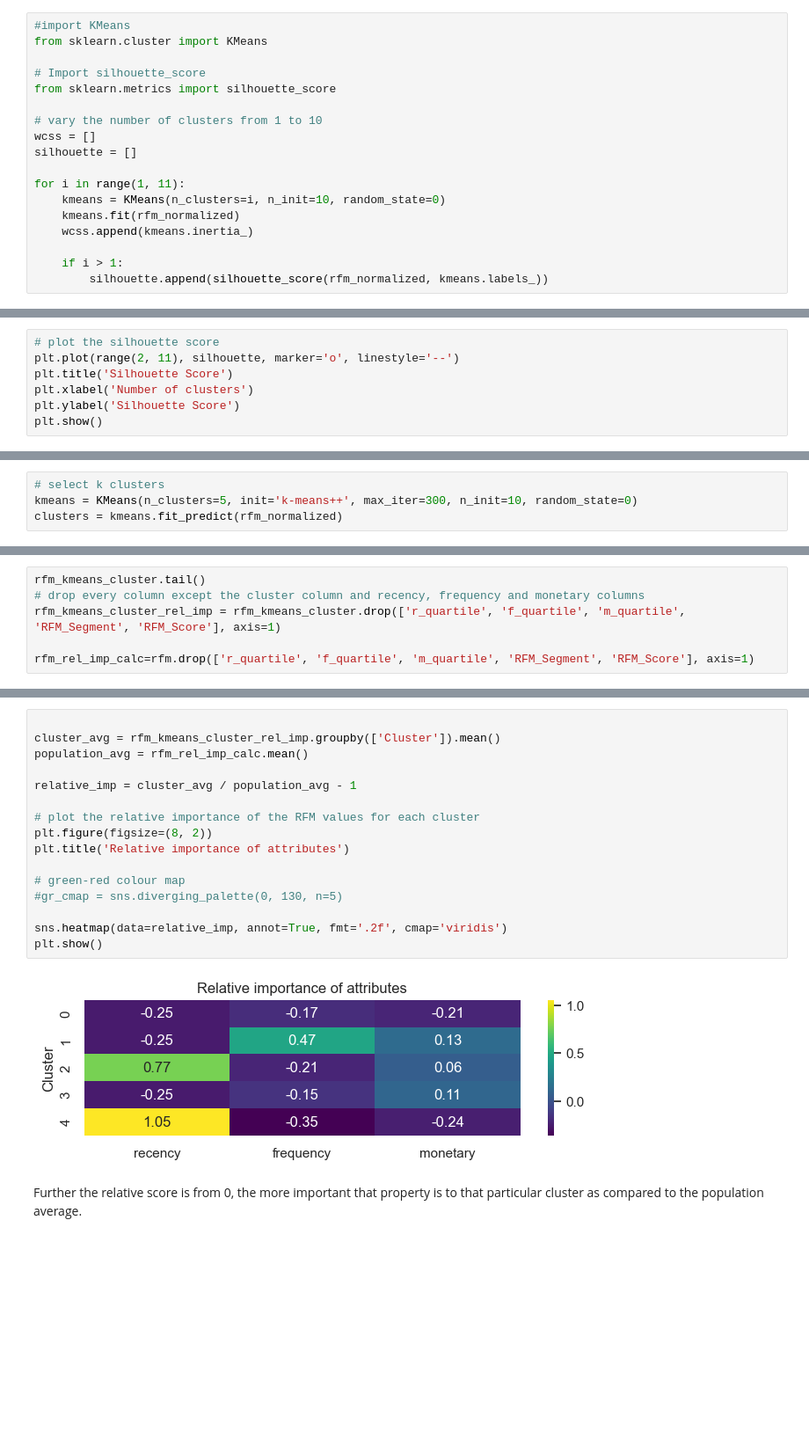
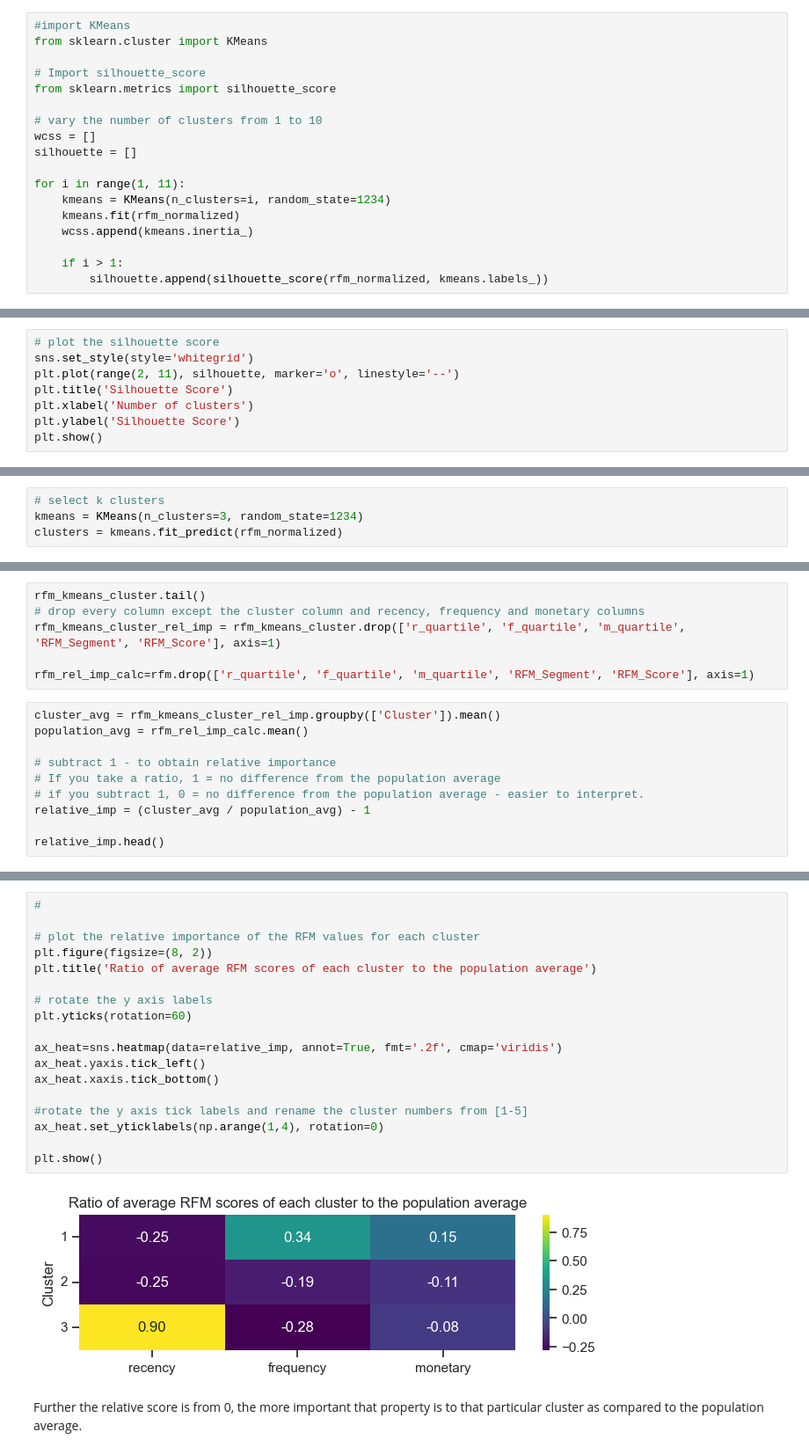
Before and after one commit to UoB-DSMP-2023-24/dsmp-2024-group-38, a Jupyter notebook: rfm_scores.ipynb, the cells around one changed output, grey strips where cells are left out. Shown at 88% size. Cells and saved outputs as stored; diff of their text form; blank space fills up the shorter version.

```diff
--- a/rfm_scores.ipynb
+++ b/rfm_scores.ipynb
@@ -338,7 +356,7 @@ wcss = []
 silhouette = []
 
 for i in range(1, 11):
-    kmeans = KMeans(n_clusters=i, n_init=10, random_state=0)
+    kmeans = KMeans(n_clusters=i, random_state=1234)
     kmeans.fit(rfm_normalized)
     wcss.append(kmeans.inertia_)
 
@@ -361,5 +379,6 @@ plt.show()
 # %%
 # plot the silhouette score
+sns.set_style(style='whitegrid')
 plt.plot(range(2, 11), silhouette, marker='o', linestyle='--')
 plt.title('Silhouette Score')
 plt.xlabel('Number of clusters')
@@ -372,6 +391,6 @@ plt.show()
 # %%
 # select k clusters
-kmeans = KMeans(n_clusters=5, init='k-means++', max_iter=300, n_init=10, random_state=0)
+kmeans = KMeans(n_clusters=3, random_state=1234)
 clusters = kmeans.fit_predict(rfm_normalized)
 # %% [markdown]
 # Analysis of clustering
@@ -457,3 +493,13 @@ rfm_kmeans_cluster.tail()
 rfm_kmeans_cluster_rel_imp = rfm_kmeans_cluster.drop(['r_quartile', 'f_quartile', 'm_quartile', 'RFM_Segment', 'RFM_Score'], axis=1)
 
 rfm_rel_imp_calc=rfm.drop(['r_quartile', 'f_quartile', 'm_quartile', 'RFM_Segment', 'RFM_Score'], axis=1)
+# %%
+cluster_avg = rfm_kmeans_cluster_rel_imp.groupby(['Cluster']).mean()
+population_avg = rfm_rel_imp_calc.mean()
+
+# subtract 1 - to obtain relative importance
+# If you take a ratio, 1 = no difference from the population average
+# if you subtract 1, 0 = no difference from the population average - easier to interpret.
+relative_imp = (cluster_avg / population_avg) - 1
+
+relative_imp.head()
@@ -460,20 +512,22 @@ rfm_rel_imp_calc=rfm.drop(['r_quartile', 'f_quartile', 'm_quartile', 'RFM_Segmen
 # %%
-
-cluster_avg = rfm_kmeans_cluster_rel_imp.groupby(['Cluster']).mean()
-population_avg = rfm_rel_imp_calc.mean()
-
-relative_imp = cluster_avg / population_avg - 1
+#
 
 # plot the relative importance of the RFM values for each cluster
 plt.figure(figsize=(8, 2))
-plt.title('Relative importance of attributes')
+plt.title('Ratio of average RFM scores of each cluster to the population average')
 
-# green-red colour map
-#gr_cmap = sns.diverging_palette(0, 130, n=5)
+# rotate the y axis labels
+plt.yticks(rotation=60)
 
-sns.heatmap(data=relative_imp, annot=True, fmt='.2f', cmap='viridis')
+ax_heat=sns.heatmap(data=relative_imp, annot=True, fmt='.2f', cmap='viridis')
+ax_heat.yaxis.tick_left()
+ax_heat.xaxis.tick_bottom()
+
+#rotate the y axis tick labels and rename the cluster numbers from [1-5]
+ax_heat.set_yticklabels(np.arange(1,4), rotation=0)
+
 plt.show()
 # %% [output]
-[figure, old version]
+[figure, new version]
 # %% [markdown]
 Further the relative score is from 0, the more important that property is to that particular cluster as compared to the population average.
```
Also changed, not shown: parts of 40 cells of this notebook, 2 other files.
